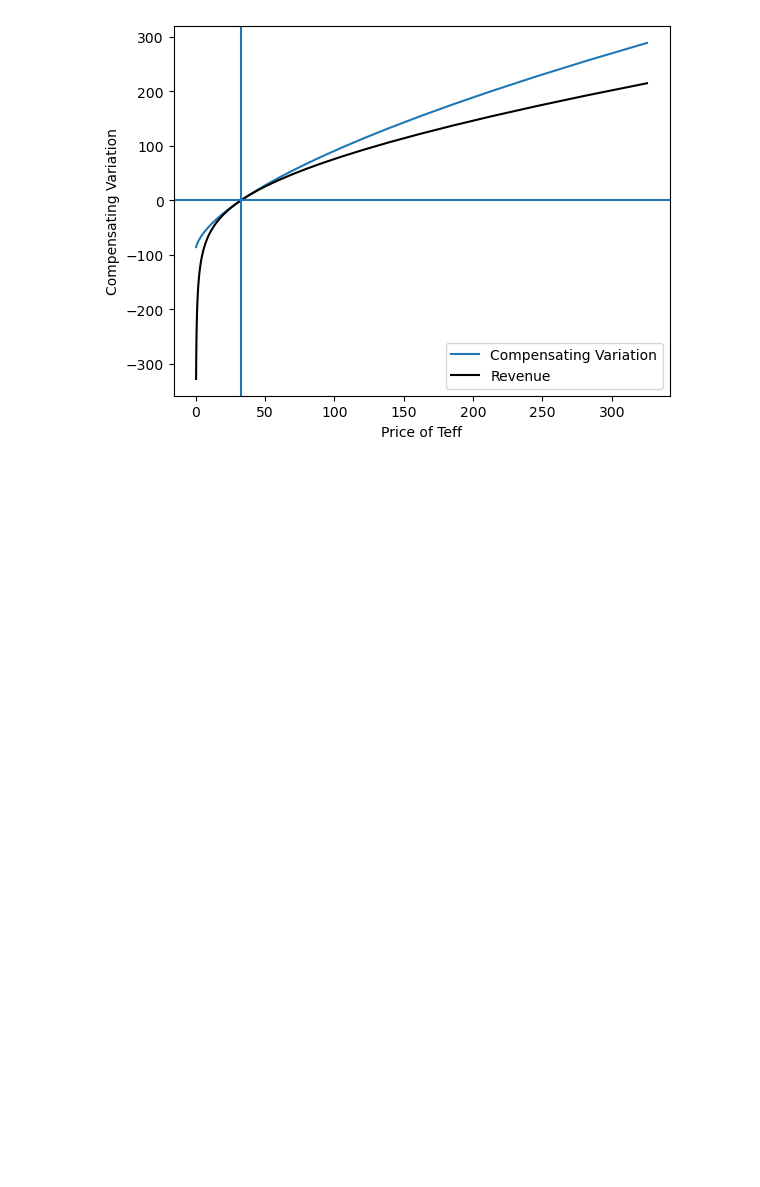
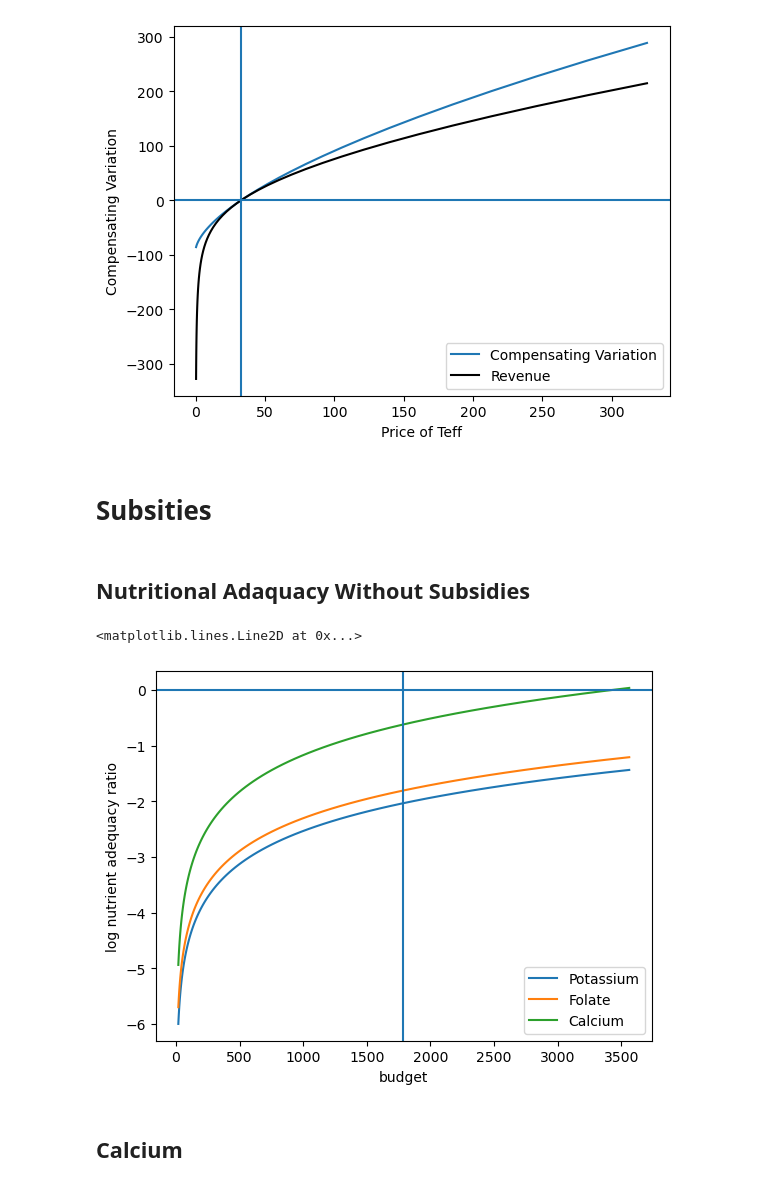
Before and after one commit to lauremariho/proj4_LutherBurbank, a Jupyter notebook: ethiopia_code.ipynb, the cells around one changed output. Saved outputs shown, nothing was run; the diff lists cells and outputs as text; code cells hidden in the pictures; blank space fills up the shorter version.

```diff
--- a/ethiopia_code.ipynb
+++ b/ethiopia_code.ipynb
@@ -891,3 +846,22 @@ ax1.axvline(pbar.loc[my_j])
 # %% [output]
 <matplotlib.lines.Line2D at 0x...>
 [figure]
+# %% [markdown]
+# Subsities
+# %% [markdown]
+## Nutritional Adaquacy Without Subsidies
+# %%
+X = np.geomspace(.01*xref,2*xref,100)
+deficient_nutrients = ['Potassium', 'Folate', 'Calcium']
+
+pd.DataFrame({x:np.log(nutrient_adequacy_ratio(x,pbar,dbar))[deficient_nutrients] for x in X}).T.plot()
+plt.legend(deficient_nutrients)
+plt.xlabel('budget')
+plt.ylabel('log nutrient adequacy ratio')
+plt.axhline(0)
+plt.axvline(xref)
+# %% [output]
+<matplotlib.lines.Line2D at 0x...>
+[figure, added]
+# %% [markdown]
+## Calcium
```
Also changed, not shown: parts of 22 cells of this notebook.
